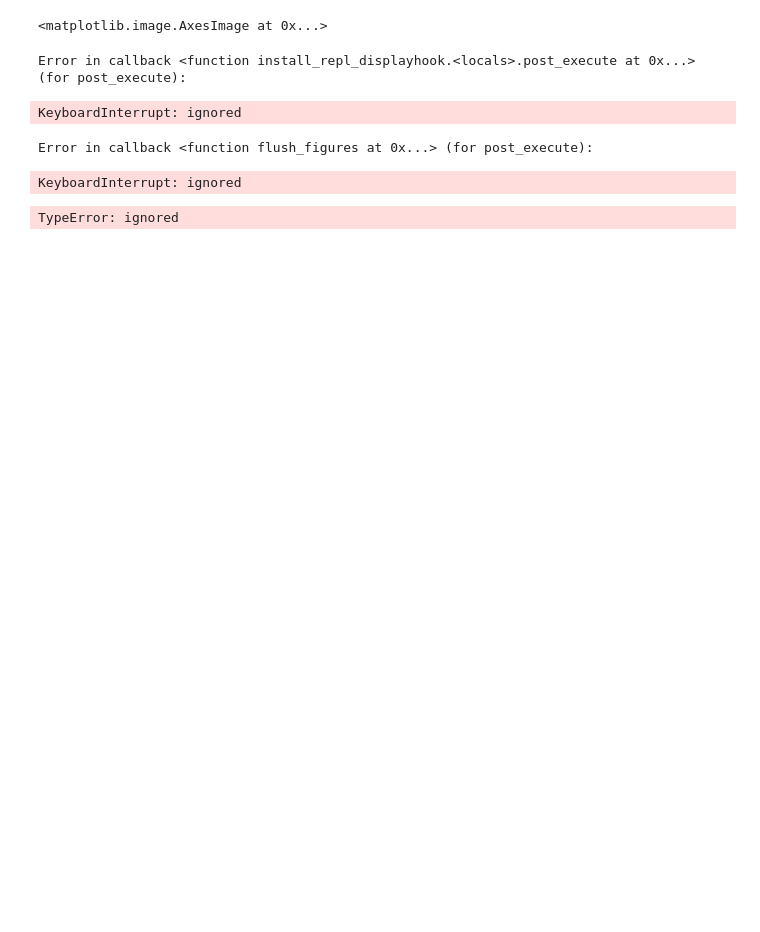
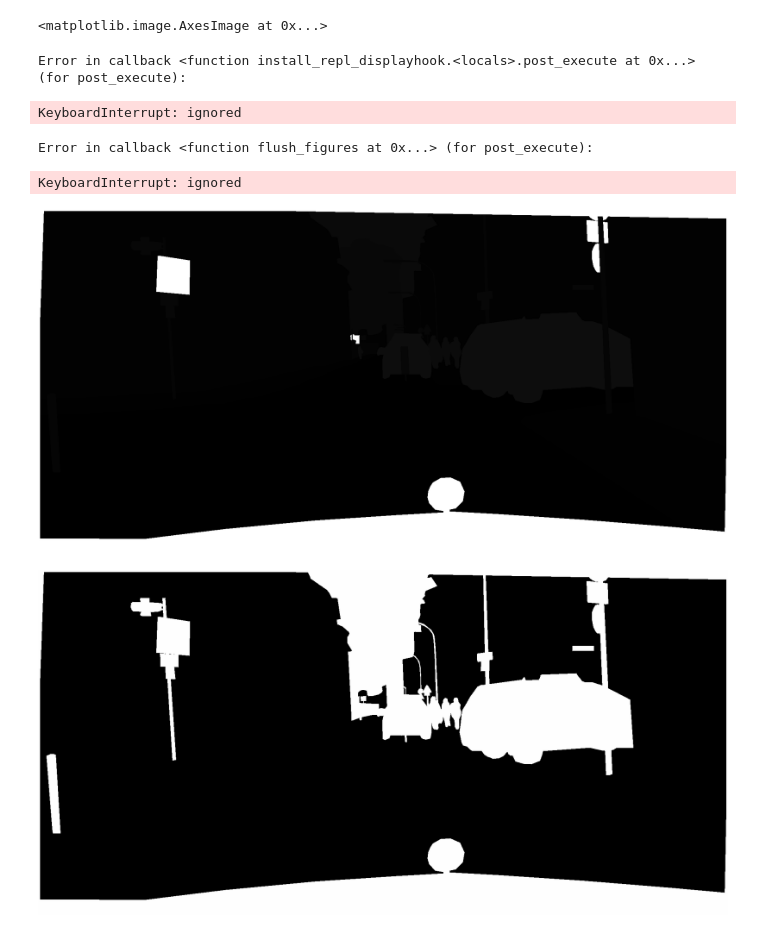
Before and after one commit to 2100877953/work, a Jupyter notebook: 图像灰度处理.ipynb, the cells around one changed output. Saved outputs shown, nothing was run; the diff lists cells and outputs as text; code cells hidden in the pictures; blank space fills up the shorter version.

```diff
--- a/图像灰度处理.ipynb
+++ b/图像灰度处理.ipynb
@@ -220,15 +112,18 @@ KeyboardInterrupt: ignored
 # %%
 import cv2
 import os
 from PIL import Image
 
 import numpy as np
 from google.colab.patches import cv2_imshow
 label = Image.open("/content/frankfurt_000000_000294_gtFine_labelTrainIds.png")
 img = cv2.imread("/content/frankfurt_000000_000294_gtFine_labelTrainIds.png")
 emptyImage = np.zeros(img.shape, np.uint8)
-emptyImage= np(where>2,255,0)
+#emptyImage= np.where(emptyImage>24,255,0)
+emptyImage[img>2]=254
+cv2_imshow(img)
 cv2.imwrite("final.png", emptyImage)
 cv2_imshow(emptyImage)
 # %% [output]
-TypeError: ignored
+[figure, added]
+[figure, added]
```
Also changed, not shown: parts of 17 cells of this notebook.
